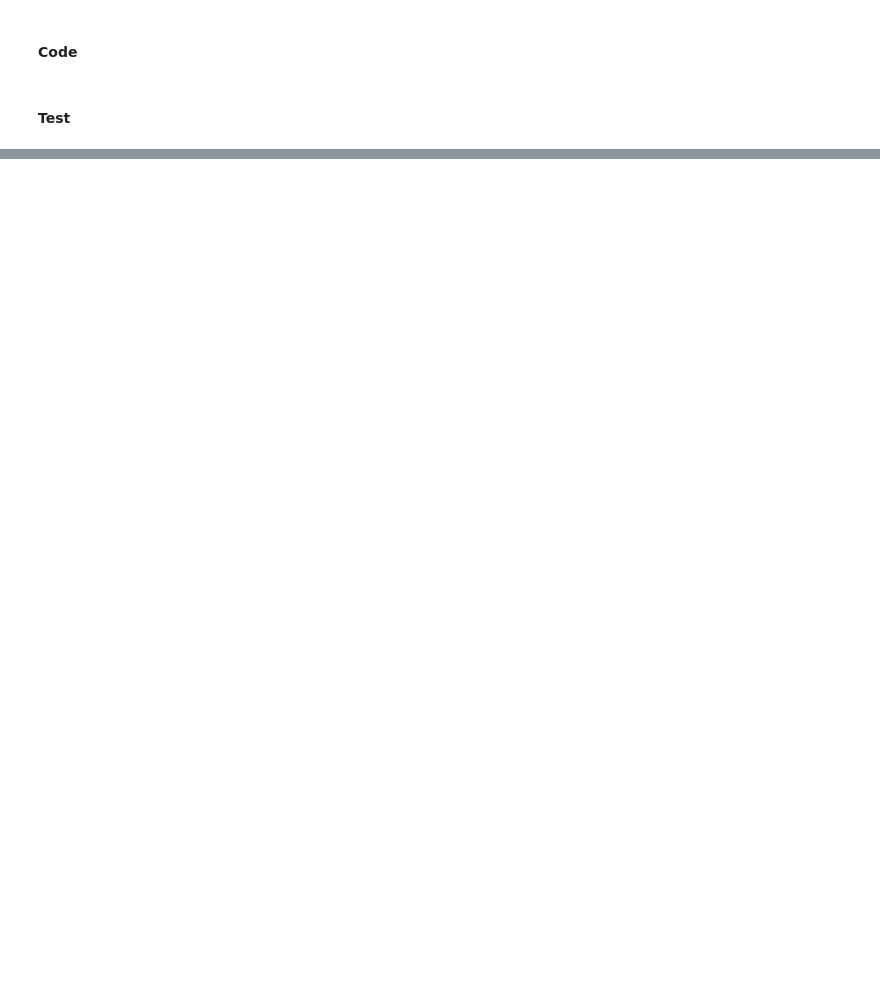
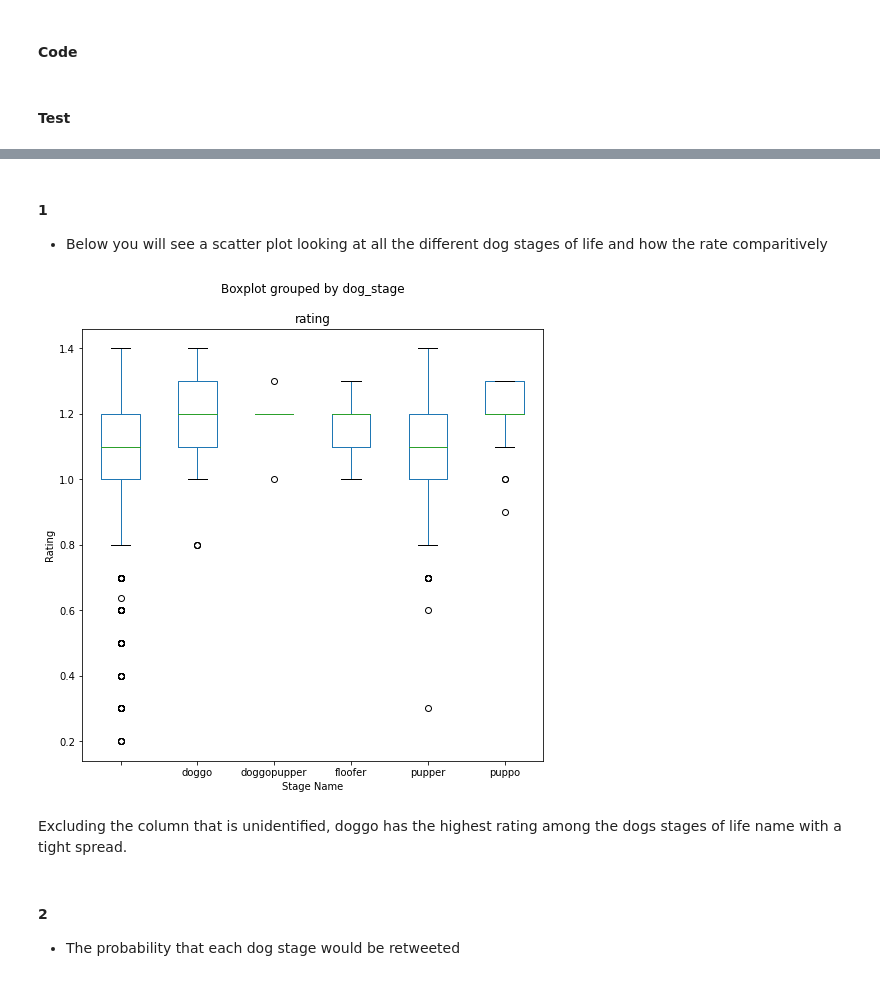
Before and after one commit to sethbrown19/Wrangle-and-Analyze-Data, a Jupyter notebook: wrangle_act.ipynb, the cells around one changed output, grey strips where cells are left out. Drawn from its saved outputs; the diff is of its cells as text; code cells hidden in the pictures; blank space fills up the shorter version.

Commit message:
Finished cleaning and analyzing data

```diff
--- a/wrangle_act.ipynb
+++ b/wrangle_act.ipynb
@@ -398,7 +398,7 @@ Name: rating, dtype: float64
 # %% [markdown]
 #### Code
 # %%
-df_clean = df_clean[df_clean['rating'] <175]
+df_clean = df_clean[df_clean['rating'] <2]
 # %% [markdown]
 #### Test
 # %%
@@ -415,0 +422,16 @@ Name: rating, dtype: float64
+# %% [markdown]
+#### 1
+- Below you will see a scatter plot looking at all the different dog stages of life and how the rate comparitively
+# %%
+import matplotlib.pyplot as plt
+
+df_clean.boxplot(column=['rating'], by=['dog_stage'], grid = False, figsize = (8,8))
+plt.xlabel('Stage Name')
+plt.ylabel('Rating');
+# %% [output]
+[figure, added]
+# %% [markdown]
+Excluding the column that is unidentified, doggo has the highest rating among the dogs stages of life name with a tight spread.
+# %% [markdown]
+#### 2
+- The probability that each dog stage would be retweeted
```
Also changed, not shown: parts of 13 cells of this notebook.
